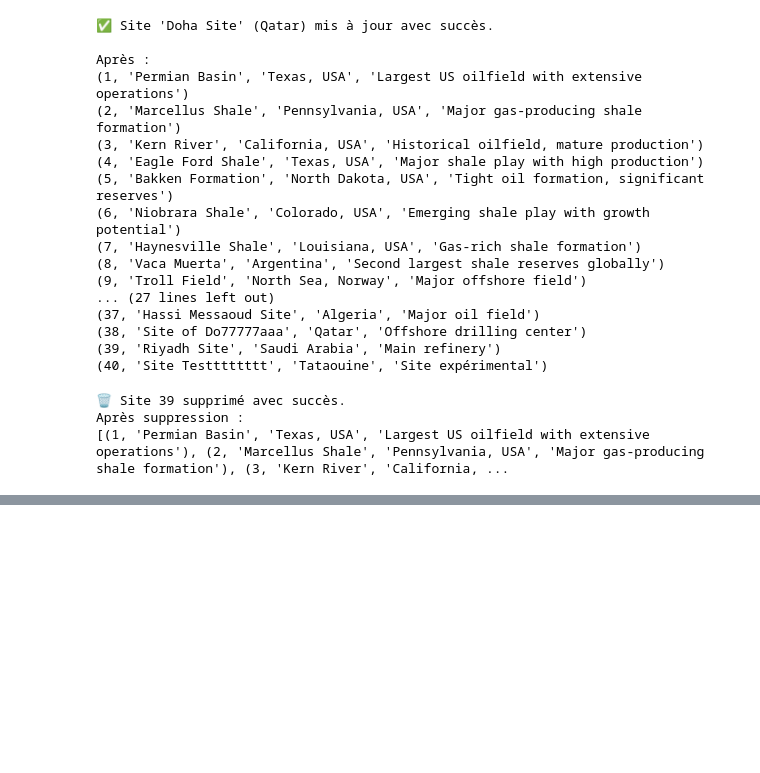
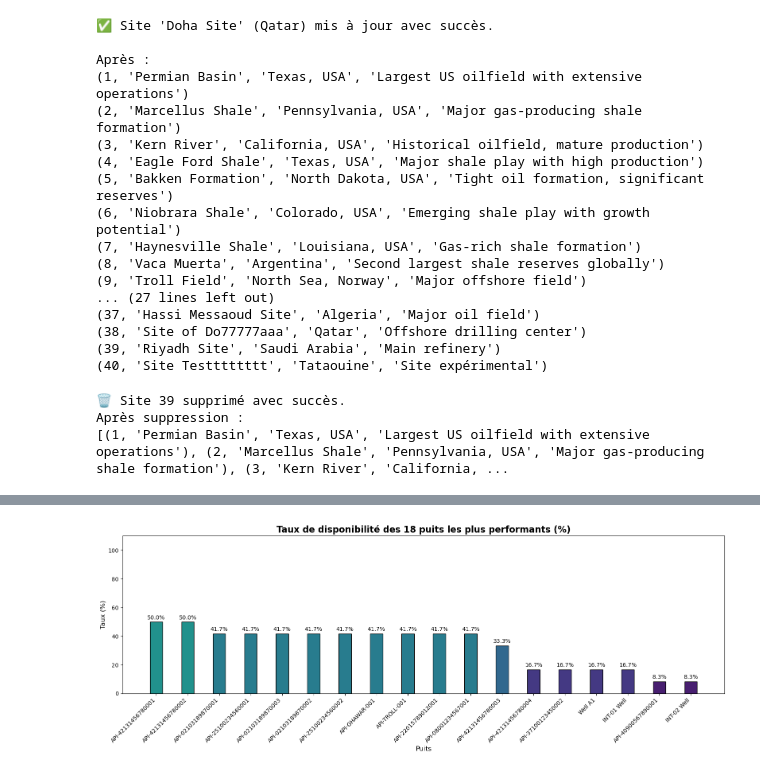
Before and after one commit to RihabZ/Oil_Production_Management_System, a Jupyter notebook: init_db.ipynb, the cells around one changed output, grey strips where cells are left out. Cells and saved outputs as stored; diff of their text form; code cells hidden in the pictures; blank space fills up the shorter version.

```diff
--- a/init_db.ipynb
+++ b/init_db.ipynb
@@ -1155,0 +1354,40 @@ for w in get_wells():
+# %%
+import matplotlib.pyplot as plt
+import pandas as pd
+import numpy as np
+from src.analytics import taux_disponibilite_puits
+
+
+# Données
+data_dispo = taux_disponibilite_puits()
+df_dispo = pd.DataFrame(data_dispo, columns=["Well", "Jours_prod", "Total_jours", "Taux"])
+
+# Tri par taux décroissant
+df_dispo = df_dispo.sort_values(by="Taux", ascending=False)
+
+# Limiter à 18 puits
+df_dispo = df_dispo.head(18)
+
+# Indices pour les barres
+indices = np.arange(len(df_dispo))
+largeur_barre = 0.4  # plus fine pour plus d'espacement
+
+plt.figure(figsize=(16,6))
+bars = plt.bar(indices, df_dispo["Taux"], width=largeur_barre,
+               color=plt.cm.viridis(df_dispo["Taux"]/100), edgecolor='black')
+
+# Ajouter les valeurs au-dessus des barres
+for i, t in enumerate(df_dispo["Taux"]):
+    plt.text(indices[i], t + 1, f'{t:.1f}%', ha='center', va='bottom', fontsize=10)
+
+# Étiquettes et titre
+plt.xticks(indices, df_dispo["Well"], rotation=45, ha='right', fontsize=10)
+plt.xlabel("Puits", fontsize=12)
+plt.ylabel("Taux (%)", fontsize=12)
+plt.title("Taux de disponibilité des 18 puits les plus performants (%)", fontsize=16, fontweight='bold')
+plt.ylim(0, 110)
+
+plt.tight_layout()
+plt.show()
+# %% [output]
+[figure, added]
```
Also changed, not shown: parts of 53 cells of this notebook, 6 other files.
